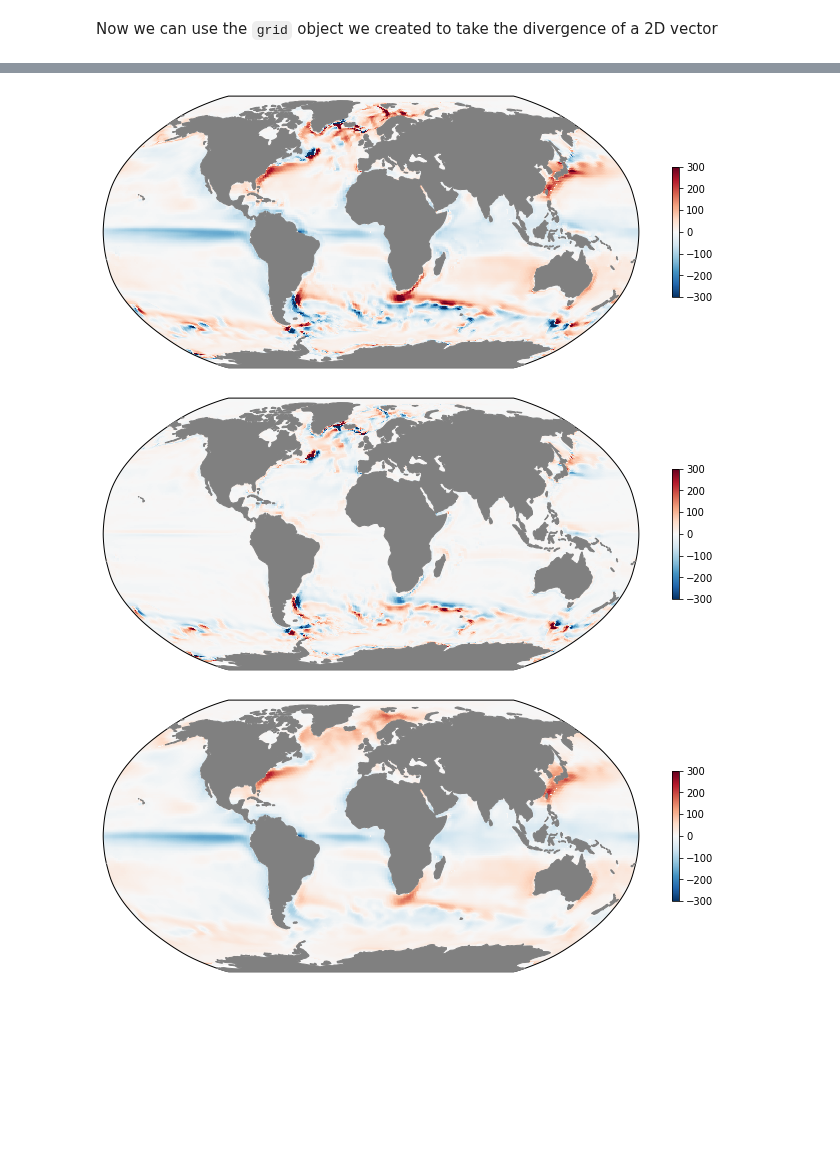
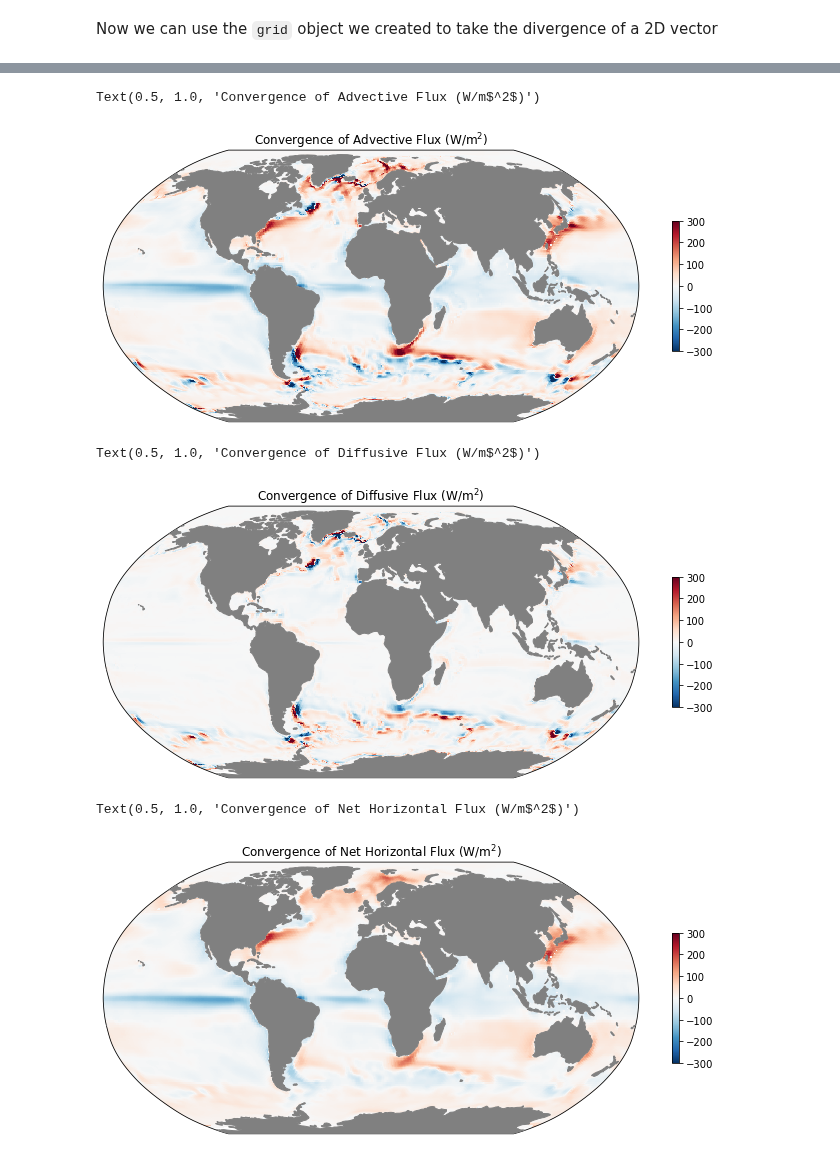
Before and after one commit to xgcm/xgcm, a Jupyter notebook: doc/example_eccov4.ipynb, the cells around one changed output, grey strips where cells are left out. Saved outputs shown, nothing was run; the diff lists cells and outputs as text; code cells hidden in the pictures; blank space fills up the shorter version.

```diff
--- a/doc/example_eccov4.ipynb
+++ b/doc/example_eccov4.ipynb
@@ -26,7 +26,8 @@ The ECCO zarr data currently lives in [Google Cloud Storage](https://cloud.googl
 This takes a bit of time to run because the metadata must be downloaded and parsed. The type of object returned is an [Xarray dataset](http://xarray.pydata.org/en/latest/data-structures.html#dataset).
 # %%
 import intake
-ds = intake.cat.ECCOv4r3.to_dask()
+cat = intake.open_catalog("https://raw.githubusercontent.com/pangeo-data/pangeo-datastore/master/intake-catalogs/ocean.yaml")
+ds = cat.ECCOv4r3.to_dask()
 ds
 # %% [output]
 <xarray.Dataset>
@@ -106,37 +107,38 @@ class LLCMapper:
         assert set(da.dims) == set(['face', 'j', 'i']), "da must have dimensions ['face', 'j', 'i']"
 
         if ax is None:
-            fig, ax = plt.subplots(figsize=(12, 6))
+            fig, ax = plt.subplots(figsize=(12, 6), subplot_kw={'projection': projection})
+        else:
+            m = plt.axes(projection=projection)
 
         field = pyresample.kd_tree.resample_nearest(self.orig_grid, da.values,
                                                     self.new_grid,
                                                     radius_of_influence=100000,
                                                     fill_value=None)
 
-
         vmax = plt_kwargs.pop('vmax', field.max())
         vmin = plt_kwargs.pop('vmin', field.min())
 
-        m = plt.axes(projection=projection)
+
         x,y = self.new_grid_lon, self.new_grid_lat
 
         # Find index where data is splitted for mapping
         split_lon_idx = round(x.shape[1]/(360/(lon_0 if lon_0>0 else lon_0+360)))
 
 
-        p = m.pcolormesh(x[:,:split_lon_idx], y[:,:split_lon_idx], field[:,:split_lon_idx],
+        p = ax.pcolormesh(x[:,:split_lon_idx], y[:,:split_lon_idx], field[:,:split_lon_idx],
                          vmax=vmax, vmin=vmin, transform=cart.crs.PlateCarree(), zorder=1, **plt_kwargs)
-        p = m.pcolormesh(x[:,split_lon_idx:], y[:,split_lon_idx:], field[:,split_lon_idx:],
+        p = ax.pcolormesh(x[:,split_lon_idx:], y[:,split_lon_idx:], field[:,split_lon_idx:],
                          vmax=vmax, vmin=vmin, transform=cart.crs.PlateCarree(), zorder=2, **plt_kwargs)
 
-        m.add_feature(cart.feature.LAND, facecolor='0.5', zorder=3)
+        ax.add_feature(cart.feature.LAND, facecolor='0.5', zorder=3)
         label = ''
         if da.name is not None:
             label = da.name
         if 'units' in da.attrs:
             label += ' [%s]' % da.attrs['units']
         cb = plt.colorbar(p, shrink=0.4, label=label)
-        return m, ax
+        return ax
 # %%
 mapper = LLCMapper(coords)
 mapper(coords.Depth);
@@ -395,18 +485,21 @@ Coordinates:
 mean_adv_conv = rho0 * cp * (conv_ADV_th/coords.rA).fillna(0.).load()
 mean_dif_conv = rho0 * cp * (conv_DIF_th/coords.rA).fillna(0.).load()
 # %%
-m, ax = mapper(mean_adv_conv, cmap='RdBu_r', vmax=300, vmin=-300);
+ax = mapper(mean_adv_conv, cmap='RdBu_r', vmax=300, vmin=-300);
 ax.set_title(r'Convergence of Advective Flux (W/m$^2$)');
 # %% [output]
+Text(0.5, 1.0, 'Convergence of Advective Flux (W/m$^2$)')
-[figure, old version]
+[figure, new version]
 # %%
-m, ax = mapper(mean_dif_conv, cmap='RdBu_r', vmax=300, vmin=-300)
+ax = mapper(mean_dif_conv, cmap='RdBu_r', vmax=300, vmin=-300)
 ax.set_title(r'Convergence of Diffusive Flux (W/m$^2$)');
 # %% [output]
+Text(0.5, 1.0, 'Convergence of Diffusive Flux (W/m$^2$)')
-[figure, old version]
+[figure, new version]
 # %%
-m, ax = mapper(mean_dif_conv + mean_adv_conv, cmap='RdBu_r', vmax=300, vmin=-300)
+ax = mapper(mean_dif_conv + mean_adv_conv, cmap='RdBu_r', vmax=300, vmin=-300)
 ax.set_title(r'Convergence of Net Horizontal Flux (W/m$^2$)');
 # %% [output]
+Text(0.5, 1.0, 'Convergence of Net Horizontal Flux (W/m$^2$)')
-[figure, old version]
+[figure, new version]
 # %%
```
Also changed, not shown: parts of 19 cells of this notebook, 1 other file.
